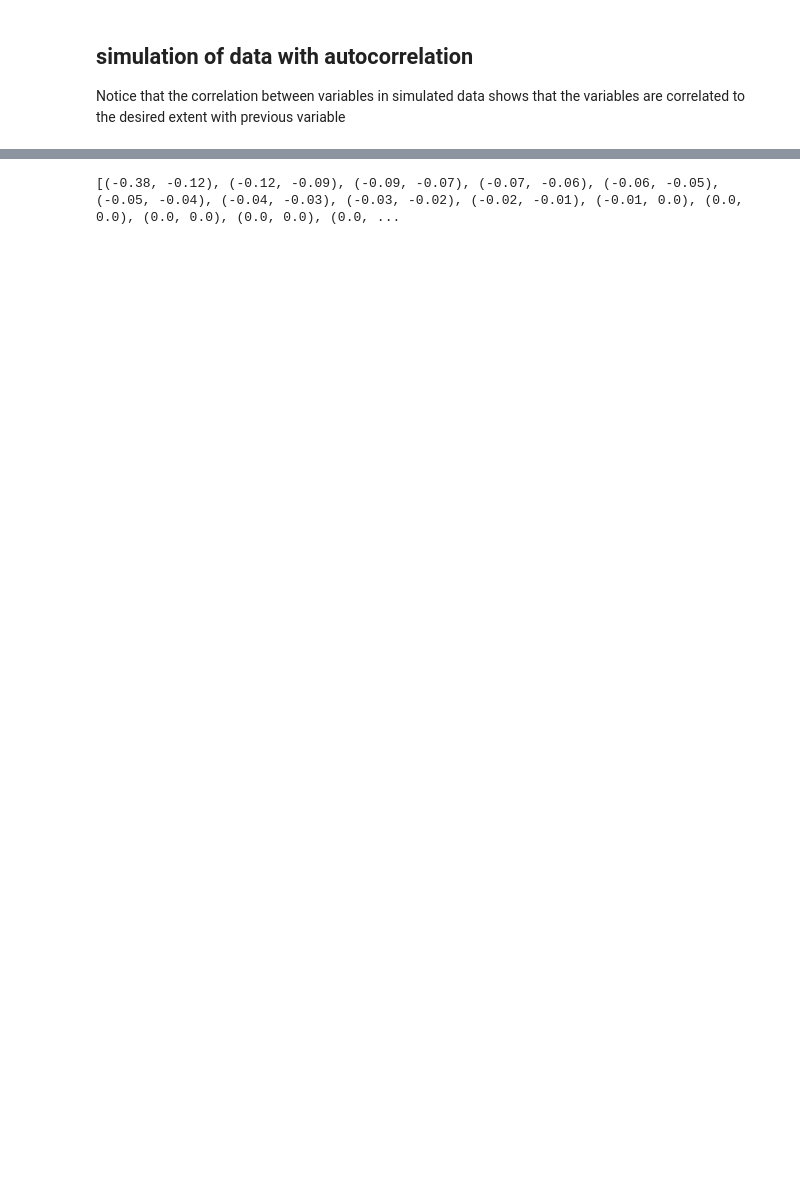
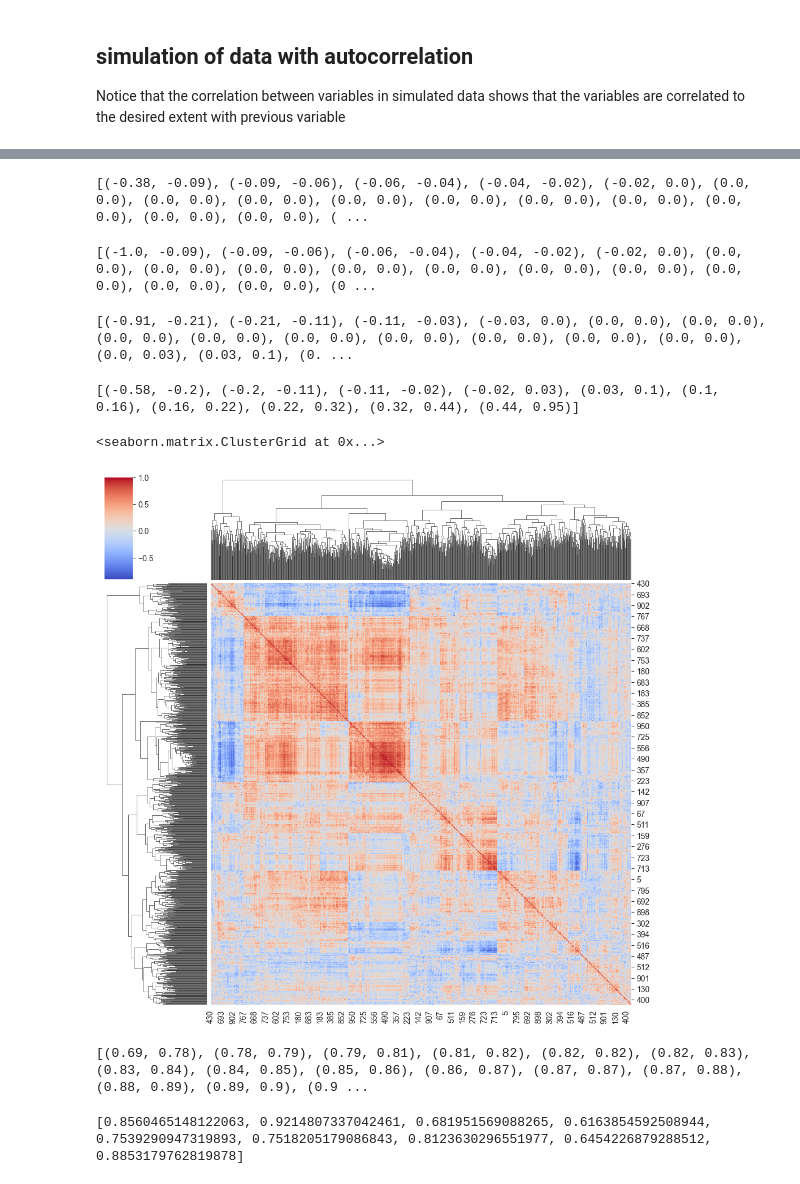
Before and after one commit to uio-bmi/fdr_under_dependencies, a Jupyter notebook: scripts/sanity_checking_simulations.ipynb, the cells around one changed output, grey strips where cells are left out. Cells and saved outputs as stored; diff of their text form; code cells hidden in the pictures; blank space fills up the shorter version.

Commit message:
working version of correlation in bins

```diff
--- a/scripts/sanity_checking_simulations.ipynb
+++ b/scripts/sanity_checking_simulations.ipynb
@@ -28,12 +31,61 @@ dependencies = True # whether I want dependencies or not; if false, no correlati
 # corr_coef_distribution = [(-0.79, -0.09), (-0.79, -0.09), (-0.08, 0.0), (0.0, 0.0), (0.0, 0.05),
 #                           (0.06, 0.18), (0.18, 0.32), (0.18, 0.32), (0.32, 0.95), (0.32, 0.95)]
 # corr_coef_distribution = [(-0.79, -0.09), (-0.08, 0.32), (0.32, 0.95)]
-corr_coef_distribution = [(0.6, 0.95)]
+corr_coef_distribution = [(0.8, 0.95)]
 sim_data = simulate_methyl_data(realworld_data, n_sites, n_observations, dependencies, corr_coef_distribution)
 intervals = estimate_realworld_corrcoef_distribution(sim_data)
 print(intervals)
 # %% [output]
-[(-0.38, -0.12), (-0.12, -0.09), (-0.09, -0.07), (-0.07, -0.06), (-0.06, -0.05), (-0.05, -0.04), (-0.04, -0.03), (-0.03, -0.02), (-0.02, -0.01), (-0.01, 0.0), (0.0, 0.0), (0.0, 0.0), (0.0, 0.0), (0.0, ...
+[(-0.38, -0.09), (-0.09, -0.06), (-0.06, -0.04), (-0.04, -0.02), (-0.02, 0.0), (0.0, 0.0), (0.0, 0.0), (0.0, 0.0), (0.0, 0.0), (0.0, 0.0), (0.0, 0.0), (0.0, 0.0), (0.0, 0.0), (0.0, 0.0), (0.0, 0.0), ( ...
+# %%
+# copula-based simulation
+n_sites = 10000 # number of methylation sites
+dependencies = True # whether I want dependencies or not; if false, no correlations are introduced
+# corr_coef_distribution = [(-0.79, -0.09), (-0.79, -0.09), (-0.08, 0.0), (0.0, 0.0), (0.0, 0.05),
+#                           (0.06, 0.18), (0.18, 0.32), (0.18, 0.32), (0.32, 0.95), (0.32, 0.95)]
+# corr_coef_distribution = [(-0.79, -0.09), (-0.08, 0.32), (0.32, 0.95)]
+# corr_coef_distribution = [(0.6, 0.95)]
+sim_data = simulate_methyl_data(realworld_data, n_sites, n_observations, dependencies)
+intervals = estimate_realworld_corrcoef_distribution(sim_data)
+print(intervals)
+# %% [output]
+[(-1.0, -0.09), (-0.09, -0.06), (-0.06, -0.04), (-0.04, -0.02), (-0.02, 0.0), (0.0, 0.0), (0.0, 0.0), (0.0, 0.0), (0.0, 0.0), (0.0, 0.0), (0.0, 0.0), (0.0, 0.0), (0.0, 0.0), (0.0, 0.0), (0.0, 0.0), (0 ...
+# %%
+real_data = sample_realworld_methyl_val(n_sites=n_sites, realworld_data=realworld_data)
+real_intervals = estimate_realworld_corrcoef_distribution(real_data)
+print(real_intervals)
+# %% [output]
+[(-0.91, -0.21), (-0.21, -0.11), (-0.11, -0.03), (-0.03, 0.0), (0.0, 0.0), (0.0, 0.0), (0.0, 0.0), (0.0, 0.0), (0.0, 0.0), (0.0, 0.0), (0.0, 0.0), (0.0, 0.0), (0.0, 0.0), (0.0, 0.03), (0.03, 0.1), (0. ...
+# %%
+real_corr_mat = determine_correlation_matrix(real_data)
+real_adjacent_correlations = np.diag(real_corr_mat, k=-1)
+quantiles = np.percentile(real_adjacent_correlations, np.arange(0, 101, 10))
+intervals = [(round(quantiles[i], 2), round(quantiles[i + 1], 2)) for i in range(len(quantiles) - 1)]
+print(intervals)
+# %% [output]
+[(-0.58, -0.2), (-0.2, -0.11), (-0.11, -0.02), (-0.02, 0.03), (0.03, 0.1), (0.1, 0.16), (0.16, 0.22), (0.22, 0.32), (0.32, 0.44), (0.44, 0.95)]
+# %%
+# import plotly.express as px
+# fig = px.imshow(real_corr_mat)
+# fig.show()
+sns.clustermap(real_corr_mat, cmap='coolwarm', figsize=(10, 10))
+# %% [output]
+<seaborn.matrix.ClusterGrid at 0x...>
+[figure, added]
+# %%
+sim_corr_mat = determine_correlation_matrix(sim_data)
+sim_adjacent_correlations = np.diag(sim_corr_mat, k=-1)
+sim_quantiles = np.percentile(sim_adjacent_correlations, np.arange(0, 101, 5))
+sim_intervals = [(round(sim_quantiles[i], 2), round(sim_quantiles[i + 1], 2)) for i in range(len(sim_quantiles) - 1)]
+print(sim_intervals)
+# %% [output]
+[(0.69, 0.78), (0.78, 0.79), (0.79, 0.81), (0.81, 0.82), (0.82, 0.82), (0.82, 0.83), (0.83, 0.84), (0.84, 0.85), (0.85, 0.86), (0.86, 0.87), (0.87, 0.87), (0.87, 0.88), (0.88, 0.89), (0.89, 0.9), (0.9 ...
+# %%
+corr_coef_distribution = [(0.6, 0.95)]
+corr_coefs = generate_n_correlation_coefficients(corr_coef_distribution, n_sites=10)
+print(corr_coefs)
+# %% [output]
+[0.8560465148122063, 0.9214807337042461, 0.681951569088265, 0.6163854592508944, 0.7539290947319893, 0.7518205179086843, 0.8123630296551977, 0.6454226879288512, 0.8853179762819878]
 # %%
 n_sites = 10000 # number of methylation sites
 dependencies = True # whether I want dependencies or not; if false, no correlations are introduced
```
Also changed, not shown: parts of 16 cells of this notebook, 5 other files.
